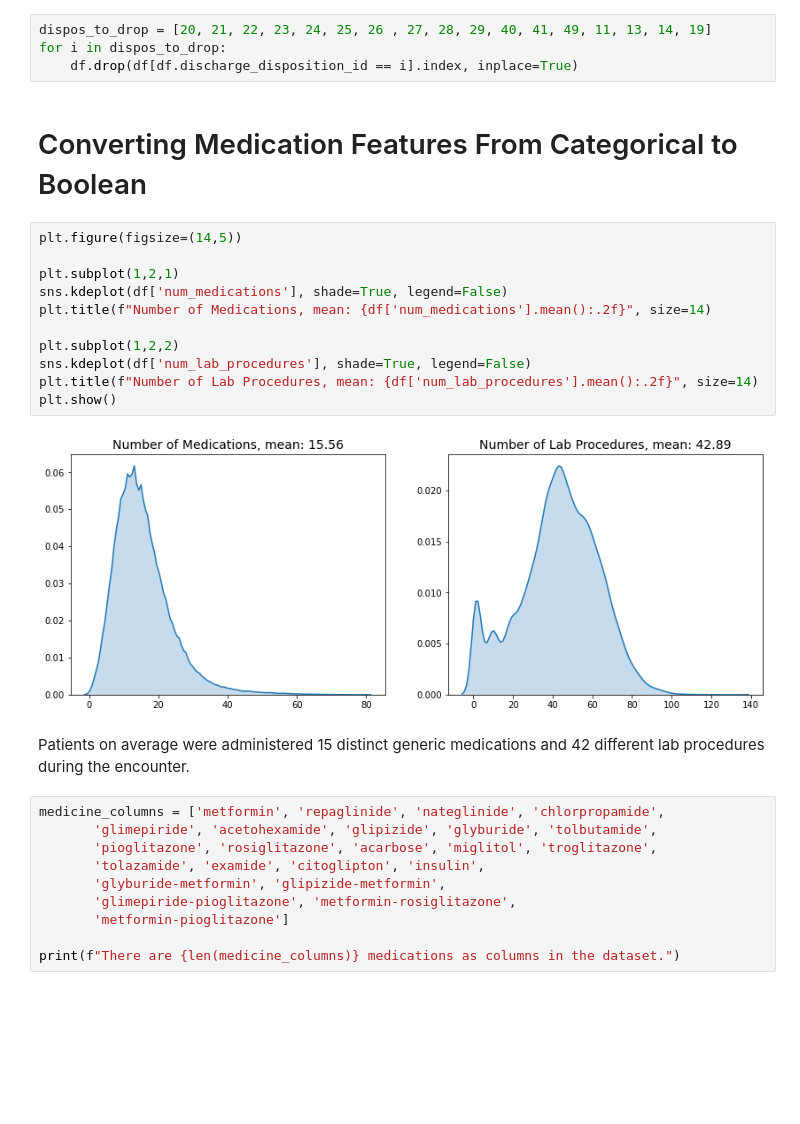
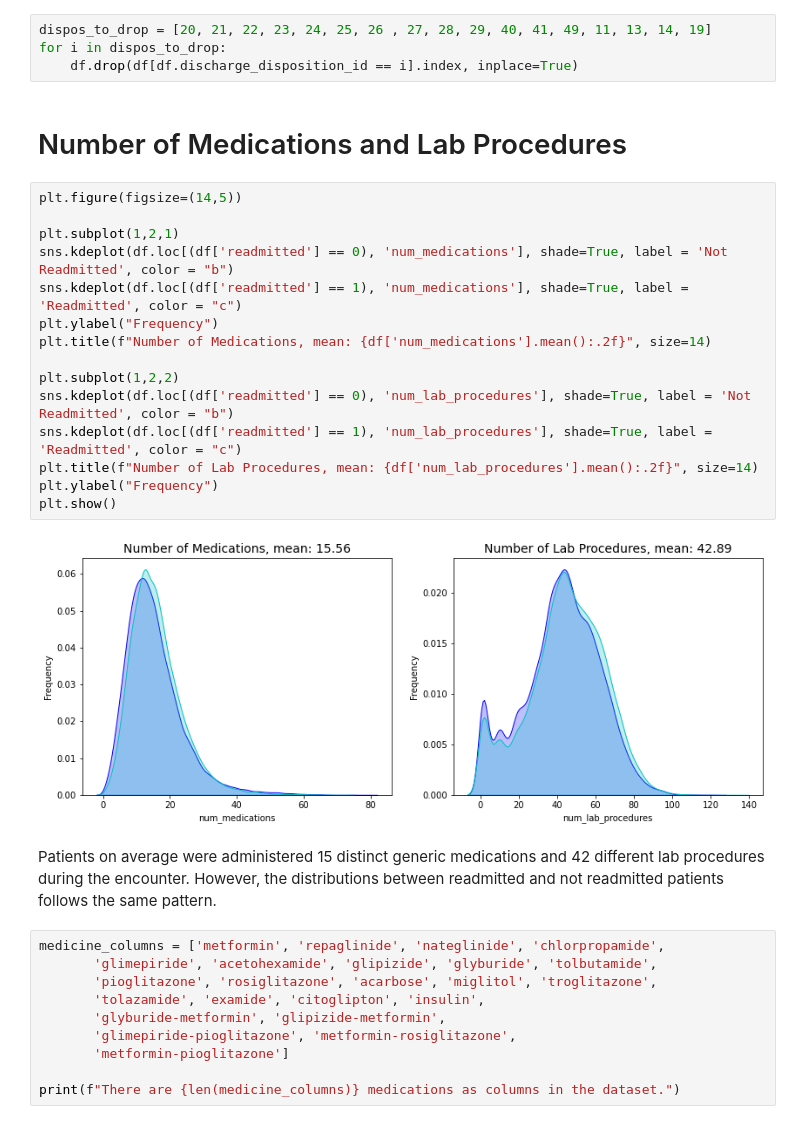
Before and after one commit to juberr/covid_vaccines_mobility, a Jupyter notebook: preprocessed_data.ipynb, the cells around one changed output. Saved outputs shown, nothing was run; the diff lists cells and outputs as text; blank space fills up the shorter version.

```diff
--- a/preprocessed_data.ipynb
+++ b/preprocessed_data.ipynb
@@ -260,23 +287,27 @@ Given the table above, “expired” is defined as a patient who has died. We on
 dispos_to_drop = [20, 21, 22, 23, 24, 25, 26 , 27, 28, 29, 40, 41, 49, 11, 13, 14, 19]
 for i in dispos_to_drop:
     df.drop(df[df.discharge_disposition_id == i].index, inplace=True)
-# %% [markdown]
-# Converting Medication Features From Categorical to Boolean
+# %% [markdown]
+# Number of Medications and Lab Procedures
 # %%
 plt.figure(figsize=(14,5))
 
 plt.subplot(1,2,1)
-sns.kdeplot(df['num_medications'], shade=True, legend=False)
+sns.kdeplot(df.loc[(df['readmitted'] == 0), 'num_medications'], shade=True, label = 'Not Readmitted', color = "b")
+sns.kdeplot(df.loc[(df['readmitted'] == 1), 'num_medications'], shade=True, label = 'Readmitted', color = "c")
+plt.ylabel("Frequency")
 plt.title(f"Number of Medications, mean: {df['num_medications'].mean():.2f}", size=14)
 
 plt.subplot(1,2,2)
-sns.kdeplot(df['num_lab_procedures'], shade=True, legend=False)
+sns.kdeplot(df.loc[(df['readmitted'] == 0), 'num_lab_procedures'], shade=True, label = 'Not Readmitted', color = "b")
+sns.kdeplot(df.loc[(df['readmitted'] == 1), 'num_lab_procedures'], shade=True, label = 'Readmitted', color = "c")
 plt.title(f"Number of Lab Procedures, mean: {df['num_lab_procedures'].mean():.2f}", size=14)
+plt.ylabel("Frequency")
 plt.show()
 # %% [output]
-[figure, old version]
+[figure, new version]
 # %% [markdown]
-Patients on average were administered 15 distinct generic medications and 42 different lab procedures during the encounter.
+Patients on average were administered 15 distinct generic medications and 42 different lab procedures during the encounter. However, the distributions between readmitted and not readmitted patients follows the same pattern.
 # %%
 medicine_columns = ['metformin', 'repaglinide', 'nateglinide', 'chlorpropamide',
        'glimepiride', 'acetohexamide', 'glipizide', 'glyburide', 'tolbutamide',
```
Also changed, not shown: parts of 36 cells of this notebook.
